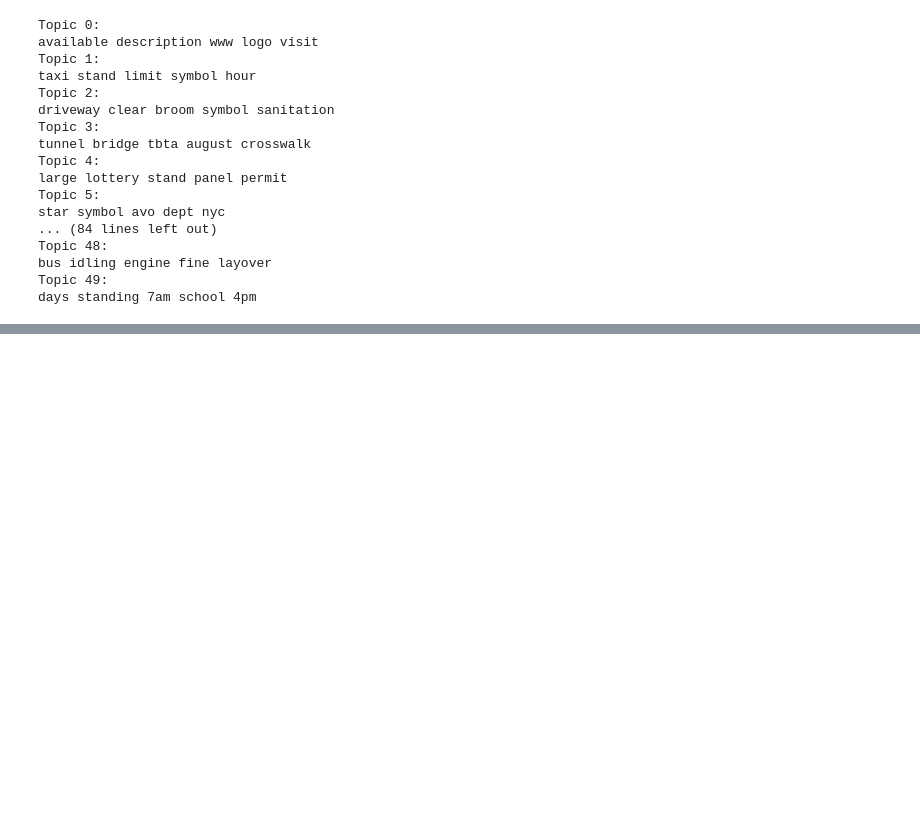
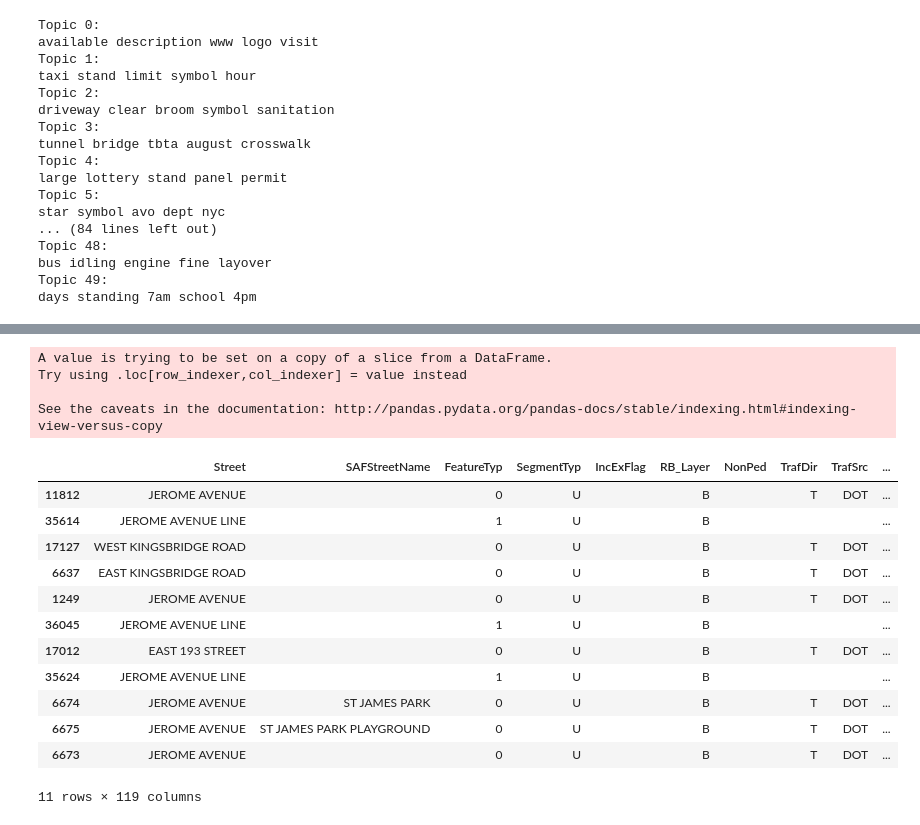
Before and after one commit to riordan/nyc-parkingrestrictions, a Jupyter notebook: NYC Parking Data Cleaning.ipynb, the cells around one changed output, grey strips where cells are left out. Cells and saved outputs as stored; diff of their text form; code cells hidden in the pictures; blank space fills up the shorter version.

Commit message:
Have the spatial index working; now I just need to find the closest street segments

```diff
--- a/NYC Parking Data Cleaning.ipynb
+++ b/NYC Parking Data Cleaning.ipynb
@@ -283,0 +323,6 @@ days standing 7am school 4pm
+# %%
+ptx = srow[signs._geometry_column_name].centroid.coords.xy[0][0]
+pty = srow[signs._geometry_column_name].centroid.coords.xy[1][0]
+# %%
+l = list(spindex.nearest((ptx, pty),num_results=10))
+tencloseststreets = streets.iloc[l]
@@ -283,0 +335,31 @@ days standing 7am school 4pm
+# %%
+def min_distance(point, lines):
+    l = list(spindex.nearest(point,num_results=10))
+    tencloseststreets = streets.iloc[l]
+    return tencloseststreets #.distance(point).min()
+
+# sample['min_dist_to_lines'] = sample.geometry.apply(lambda x: min_distance(x, streets))
+# %%
+tc = min_distance((ptx,pty), streets)
+tc['min_dist'] = tc.distance(srow[signs._geometry_column_name].centroid).min()
+# %% [output]
+A value is trying to be set on a copy of a slice from a DataFrame.
+Try using .loc[row_indexer,col_indexer] = value instead
+
+See the caveats in the documentation: http://pandas.pydata.org/pandas-docs/stable/indexing.html#indexing-view-versus-copy
+# %%
+tc
+# %% [output]
+|  | Street | SAFStreetName | FeatureTyp | SegmentTyp | IncExFlag | RB_Layer | NonPed | TrafDir | TrafSrc | ... |
+| 11812 | JEROME AVENUE |  | 0 | U |  | B |  | T | DOT | ... |
+| 35614 | JEROME AVENUE LINE |  | 1 | U |  | B |  |  |  | ... |
+| 17127 | WEST KINGSBRIDGE ROAD |  | 0 | U |  | B |  | T | DOT | ... |
+| 6637 | EAST KINGSBRIDGE ROAD |  | 0 | U |  | B |  | T | DOT | ... |
+| 1249 | JEROME AVENUE |  | 0 | U |  | B |  | T | DOT | ... |
+| 36045 | JEROME AVENUE LINE |  | 1 | U |  | B |  |  |  | ... |
+| 17012 | EAST 193 STREET |  | 0 | U |  | B |  | T | DOT | ... |
+| 35624 | JEROME AVENUE LINE |  | 1 | U |  | B |  |  |  | ... |
+| 6674 | JEROME AVENUE | ST JAMES PARK | 0 | U |  | B |  | T | DOT | ... |
+| 6675 | JEROME AVENUE | ST JAMES PARK PLAYGROUND | 0 | U |  | B |  | T | DOT | ... |
+| 6673 | JEROME AVENUE |  | 0 | U |  | B |  | T | DOT | ... |
+11 rows × 119 columns
```
Also changed, not shown: parts of 15 cells of this notebook.
